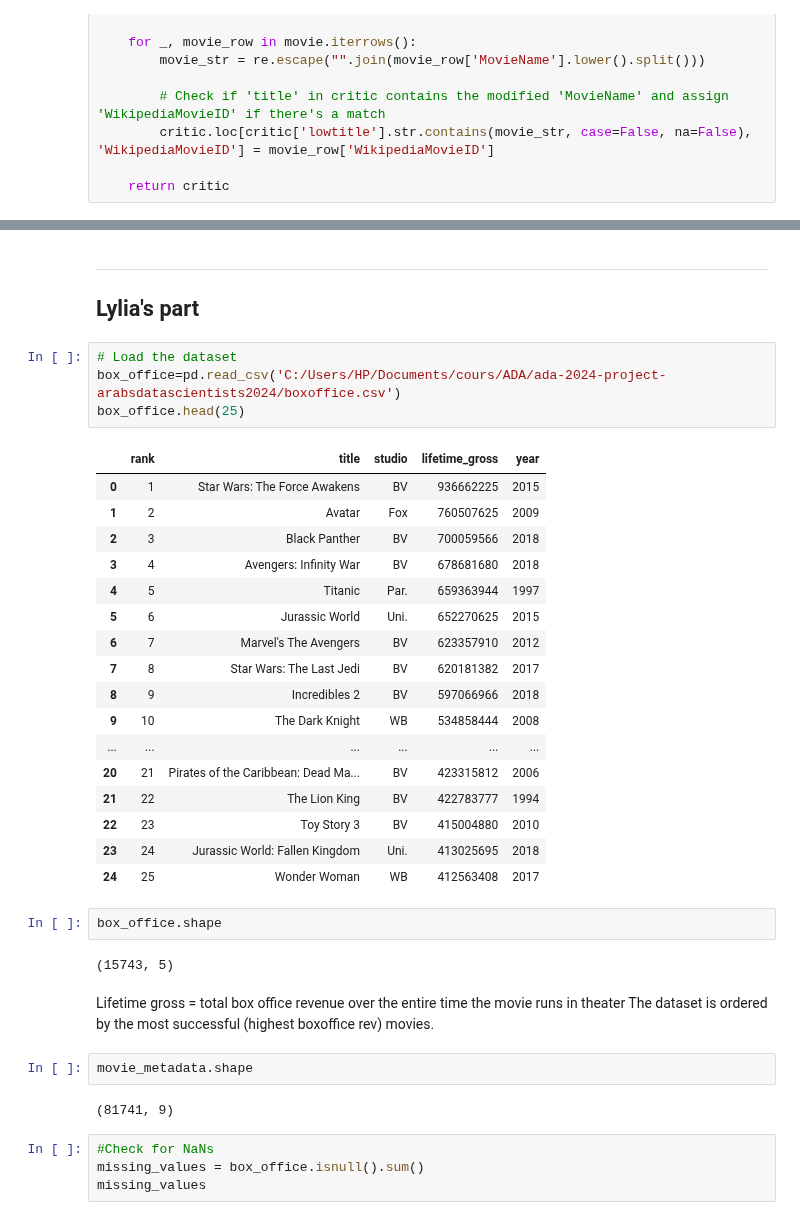
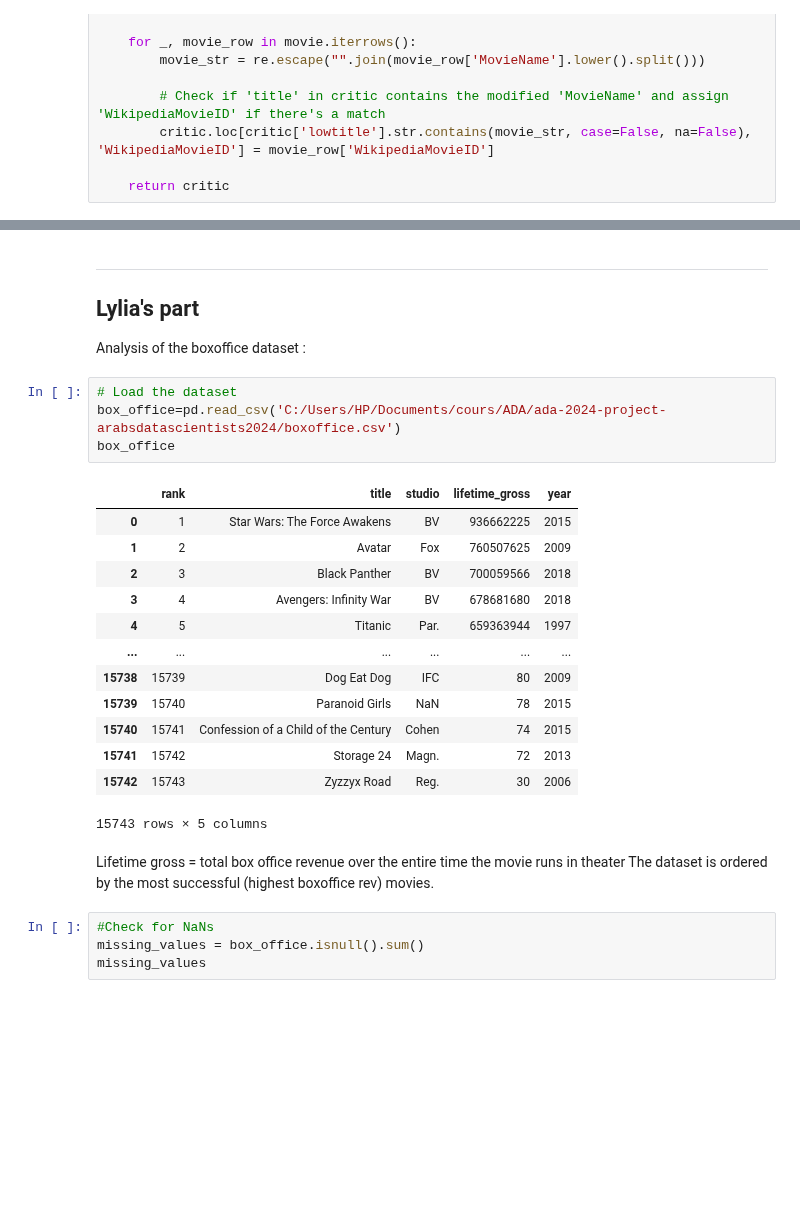
Before and after one commit to epfl-ada/ada-2024-project-arabsdatascientists2024, a Jupyter notebook: Exlploration_CMU.ipynb, the cells around one changed output, grey strips where cells are left out. Cells and saved outputs as stored; diff of their text form; blank space fills up the shorter version.

```diff
--- a/Exlploration_CMU.ipynb
+++ b/Exlploration_CMU.ipynb
@@ -656,38 +756,28 @@ moviecritic_merged
 # %% [markdown]
 ---
 ## Lylia's part
+
+Analysis of the boxoffice dataset :
 # %%
 # Load the dataset
 box_office=pd.read_csv('C:/Users/HP/Documents/cours/ADA/ada-2024-project-arabsdatascientists2024/boxoffice.csv')
-box_office.head(25)
+box_office
 # %% [output]
 |  | rank | title | studio | lifetime_gross | year |
 | 0 | 1 | Star Wars: The Force Awakens | BV | 936662225 | 2015 |
 | 1 | 2 | Avatar | Fox | 760507625 | 2009 |
 | 2 | 3 | Black Panther | BV | 700059566 | 2018 |
 | 3 | 4 | Avengers: Infinity War | BV | 678681680 | 2018 |
 | 4 | 5 | Titanic | Par. | 659363944 | 1997 |
-| 5 | 6 | Jurassic World | Uni. | 652270625 | 2015 |
-| 6 | 7 | Marvel's The Avengers | BV | 623357910 | 2012 |
-| 7 | 8 | Star Wars: The Last Jedi | BV | 620181382 | 2017 |
-| 8 | 9 | Incredibles 2 | BV | 597066966 | 2018 |
-| 9 | 10 | The Dark Knight | WB | 534858444 | 2008 |
 | ... | ... | ... | ... | ... | ... |
-| 20 | 21 | Pirates of the Caribbean: Dead Ma... | BV | 423315812 | 2006 |
-| 21 | 22 | The Lion King | BV | 422783777 | 1994 |
-| 22 | 23 | Toy Story 3 | BV | 415004880 | 2010 |
-| 23 | 24 | Jurassic World: Fallen Kingdom | Uni. | 413025695 | 2018 |
-| 24 | 25 | Wonder Woman | WB | 412563408 | 2017 |
+| 15738 | 15739 | Dog Eat Dog | IFC | 80 | 2009 |
+| 15739 | 15740 | Paranoid Girls | NaN | 78 | 2015 |
+| 15740 | 15741 | Confession of a Child of the Century | Cohen | 74 | 2015 |
+| 15741 | 15742 | Storage 24 | Magn. | 72 | 2013 |
+| 15742 | 15743 | Zyzzyx Road | Reg. | 30 | 2006 |
+15743 rows × 5 columns
-# %%
-box_office.shape
-# %% [output]
-(15743, 5)
 # %% [markdown]
 Lifetime gross = total box office revenue over the entire time the movie runs in theater The dataset is ordered by the most successful (highest boxoffice rev) movies.
-# %%
-movie_metadata.shape
-# %% [output]
-(81741, 9)
 # %%
 #Check for NaNs
 missing_values = box_office.isnull().sum()
```
Also changed, not shown: parts of 151 cells of this notebook.
